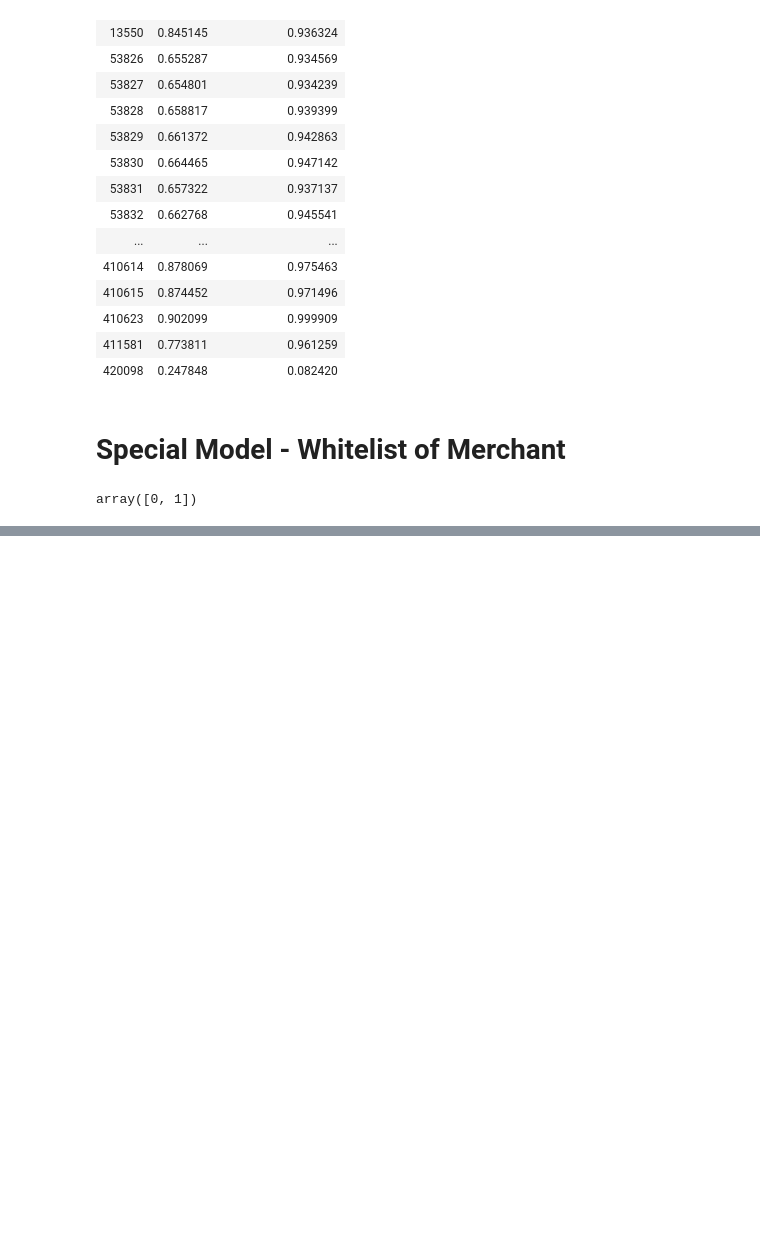
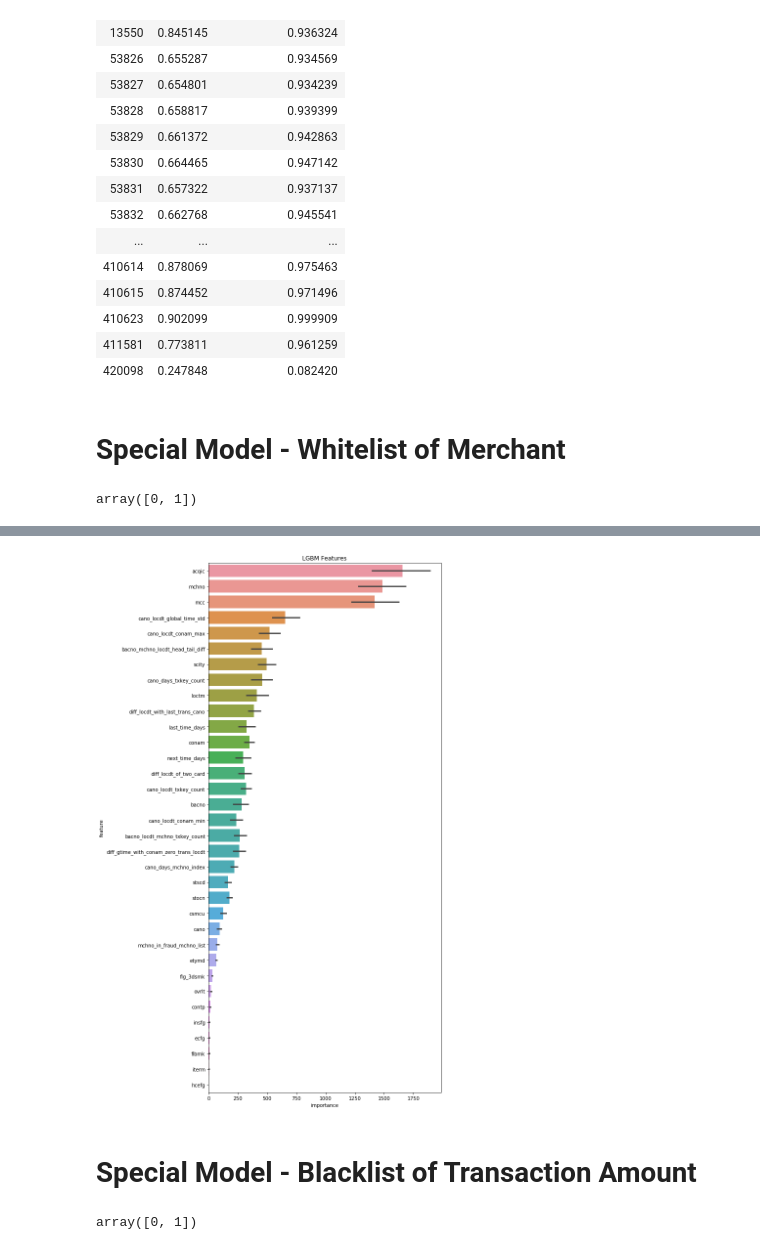
Before and after one commit to aarontong95/TBrain_Credit_Card, a Jupyter notebook: main.ipynb, the cells around one changed output, grey strips where cells are left out. Drawn from its saved outputs; the diff is of its cells as text; code cells hidden in the pictures; blank space fills up the shorter version.

```diff
--- a/main.ipynb
+++ b/main.ipynb
@@ -256,0 +283,5 @@ from util.remove_outlier import remove_outlier
+# %%
+df_sub_preds_statistics = generate_statistic(df_sub_preds_LGBM)
+df_sub_preds_statistics['mean_remove_outlier'] = df_sub_preds_statistics.apply(remove_outlier, axis = 1)
+df_train['oof_normal_mchno_model'] = oof_preds_LGBM
+df_test['sub_normal_mchno_model'] = df_sub_preds_statistics['mean_remove_outlier']
@@ -256,0 +296,3 @@ from util.remove_outlier import remove_outlier
+# %%
+lgbm = LGBM_Model(input_features)
+oof_preds_LGBM, df_sub_preds_LGBM, clf = lgbm.run(X_train, y_train, groups, X_test, lgbm.lgbm_averge_precision, n_splits = 10)
@@ -256,0 +317,4 @@ from util.remove_outlier import remove_outlier
+# %%
+plot_importance(lgbm.df_feature_importance)
+# %% [output]
+[figure, added]
@@ -256,0 +326,8 @@ from util.remove_outlier import remove_outlier
+# %% [markdown]
+# Special Model - Blacklist of Transaction Amount
+# %%
+input_features = features + [special_feautures[2]]
+X_train, y_train, groups, X_test = generate_X_y(df_train, df_test, label, input_features)
+X_train['conam_in_fraud_conam_list'].unique()
+# %% [output]
+array([0, 1])
```
Also changed, not shown: parts of 33 cells of this notebook, 4 other files.
